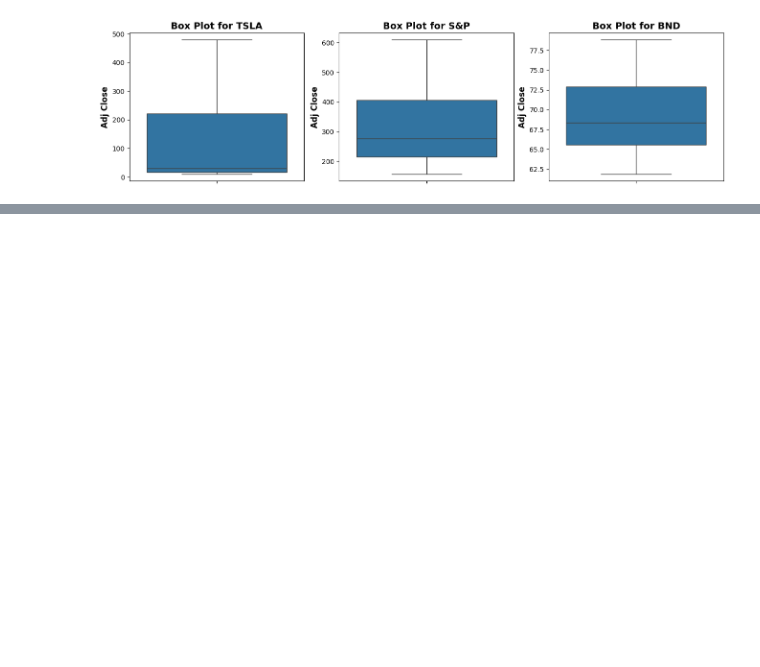
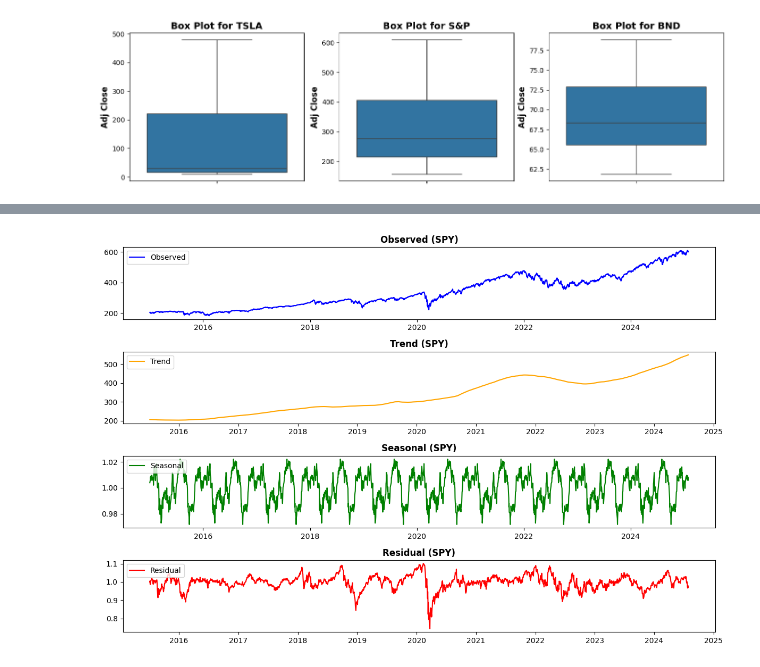
Before and after one commit to wastb/KIAM-Week11, a Jupyter notebook: notebooks/EDA.ipynb, the cells around one changed output, grey strips where cells are left out. Saved outputs shown, nothing was run; the diff lists cells and outputs as text; code cells hidden in the pictures; blank space fills up the shorter version.

```diff
--- a/notebooks/EDA.ipynb
+++ b/notebooks/EDA.ipynb
@@ -266,0 +295,5 @@ da.seasonal_decomposition()
+# %%
+#Seasonal Decomposition for SPY
+da.seasonal_decomposition_sp()
+# %% [output]
+[figure, added]
```
Also changed, not shown: parts of 26 cells of this notebook, 1 other file.
